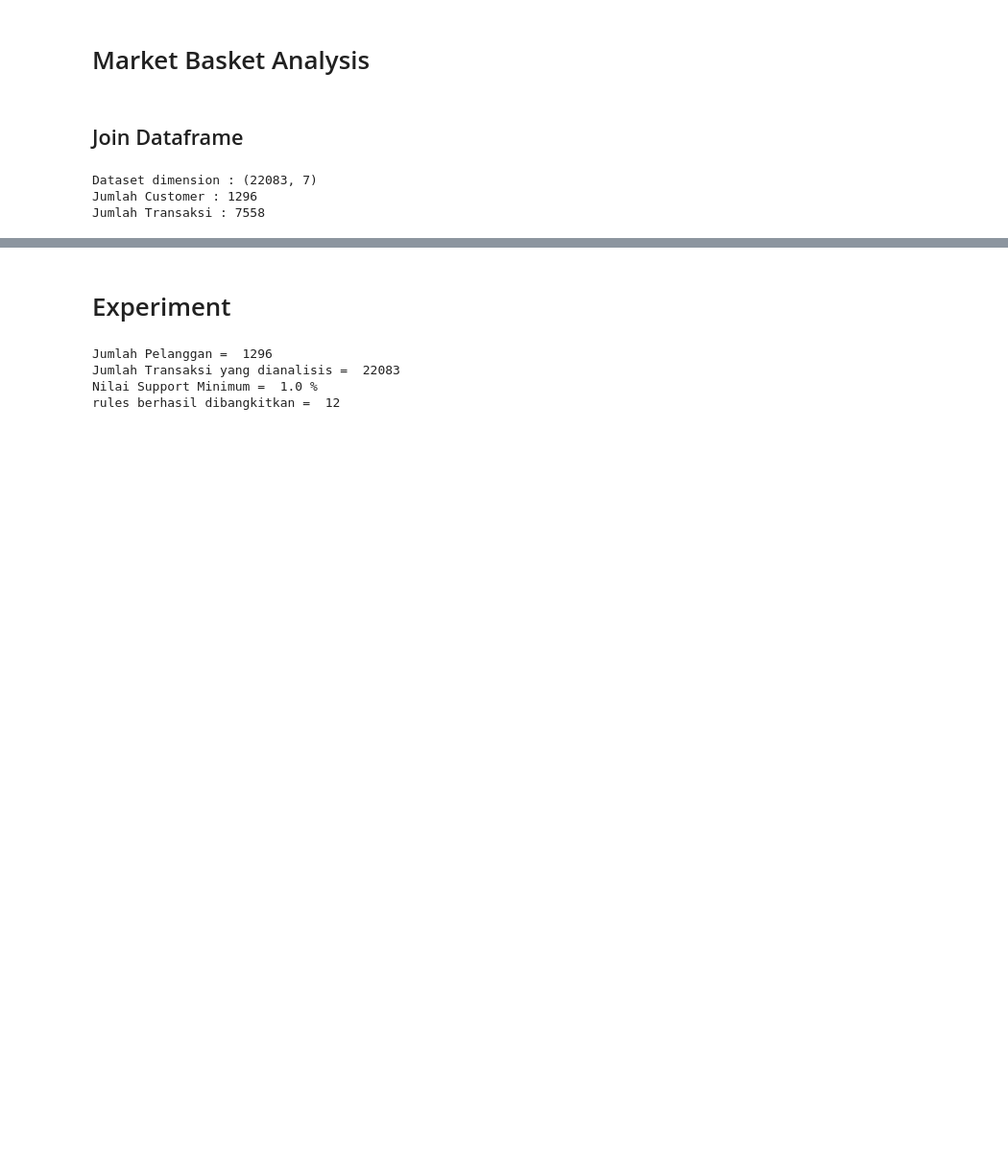
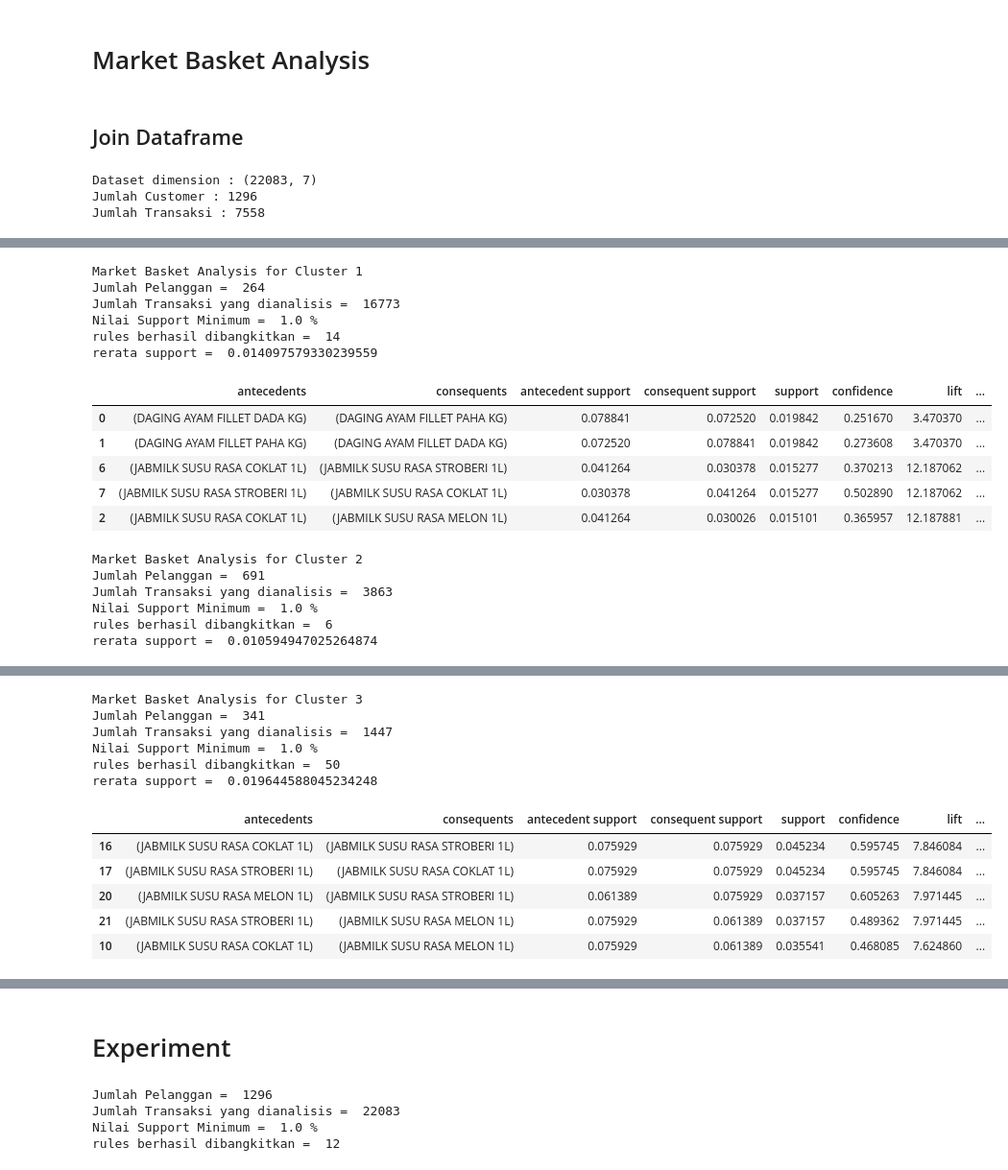
Before and after one commit to hammamnash/LRFM-Kmeans-Clustering, a Jupyter notebook: TA Hammam Clustering.ipynb, the cells around one changed output, grey strips where cells are left out. Shown at 96% size. Drawn from its saved outputs; the diff is of its cells as text; code cells hidden in the pictures; blank space fills up the shorter version.

```diff
--- a/TA Hammam Clustering.ipynb
+++ b/TA Hammam Clustering.ipynb
@@ -971,0 +997,35 @@ rules berhasil dibangkitkan =  50
+# %%
+#Apriori MBA w/ Clustering minsup 1%
+for i in range(1, K_fix+1) :
+    #slice data
+    print("Market Basket Analysis for Cluster", i)
+    basket_data = df_basket_all[lambda x: x['Cluster'] == i]
+
+    aprioriMBA(basket_data, 0.01)
+    mean_suppport = aprioriMBA.rules['support'].mean()
+    print('rules berhasil dibangkitkan = ', len(aprioriMBA.rules.index))
+    print('rerata support = ', mean_suppport)
+
+    display(aprioriMBA.rules.head(5))
+    aprioriMBA.rules.to_csv("Hasil/Data_TA Apriori(minsup0.01)_Cluster_%s.csv" % (i,), ';')
+    # rules[(rules['lift'] >= 0.2) & (rules['confidence'] >= 0.1)].sort_values(by=['confidence', 'lift'], ascending=False).to_csv("Data/Ternakmart_Results_FPGrowth_Cluster_%s.csv" % (i,), 'a', newline='')
+    print("\n")
+# %% [output]
+Market Basket Analysis for Cluster 1
+Jumlah Pelanggan =  264
+Jumlah Transaksi yang dianalisis =  16773
+Nilai Support Minimum =  1.0 %
+rules berhasil dibangkitkan =  14
+rerata support =  0.014097579330239559
+|  | antecedents | consequents | antecedent support | consequent support | support | confidence | lift | ... |
+| 0 | (DAGING AYAM FILLET DADA KG) | (DAGING AYAM FILLET PAHA KG) | 0.078841 | 0.072520 | 0.019842 | 0.251670 | 3.470370 | ... |
+| 1 | (DAGING AYAM FILLET PAHA KG) | (DAGING AYAM FILLET DADA KG) | 0.072520 | 0.078841 | 0.019842 | 0.273608 | 3.470370 | ... |
+| 6 | (JABMILK SUSU RASA COKLAT 1L) | (JABMILK SUSU RASA STROBERI 1L) | 0.041264 | 0.030378 | 0.015277 | 0.370213 | 12.187062 | ... |
+| 7 | (JABMILK SUSU RASA STROBERI 1L) | (JABMILK SUSU RASA COKLAT 1L) | 0.030378 | 0.041264 | 0.015277 | 0.502890 | 12.187062 | ... |
+| 2 | (JABMILK SUSU RASA COKLAT 1L) | (JABMILK SUSU RASA MELON 1L) | 0.041264 | 0.030026 | 0.015101 | 0.365957 | 12.187881 | ... |
+Market Basket Analysis for Cluster 2
+Jumlah Pelanggan =  691
+Jumlah Transaksi yang dianalisis =  3863
+Nilai Support Minimum =  1.0 %
+rules berhasil dibangkitkan =  6
+rerata support =  0.010594947025264874
@@ -972,3 +1038,15 @@ rules berhasil dibangkitkan =  50
+Market Basket Analysis for Cluster 3
+Jumlah Pelanggan =  341
+Jumlah Transaksi yang dianalisis =  1447
+Nilai Support Minimum =  1.0 %
+rules berhasil dibangkitkan =  50
+rerata support =  0.019644588045234248
+|  | antecedents | consequents | antecedent support | consequent support | support | confidence | lift | ... |
+| 16 | (JABMILK SUSU RASA COKLAT 1L) | (JABMILK SUSU RASA STROBERI 1L) | 0.075929 | 0.075929 | 0.045234 | 0.595745 | 7.846084 | ... |
+| 17 | (JABMILK SUSU RASA STROBERI 1L) | (JABMILK SUSU RASA COKLAT 1L) | 0.075929 | 0.075929 | 0.045234 | 0.595745 | 7.846084 | ... |
+| 20 | (JABMILK SUSU RASA MELON 1L) | (JABMILK SUSU RASA STROBERI 1L) | 0.061389 | 0.075929 | 0.037157 | 0.605263 | 7.971445 | ... |
+| 21 | (JABMILK SUSU RASA STROBERI 1L) | (JABMILK SUSU RASA MELON 1L) | 0.075929 | 0.061389 | 0.037157 | 0.489362 | 7.971445 | ... |
+| 10 | (JABMILK SUSU RASA COKLAT 1L) | (JABMILK SUSU RASA MELON 1L) | 0.075929 | 0.061389 | 0.035541 | 0.468085 | 7.624860 | ... |
 # %%
 #MBA w/ Clustering minsup 0.5%
 for i in range(1, K_fix+1) :
```
Also changed, not shown: parts of 7 cells of this notebook.
